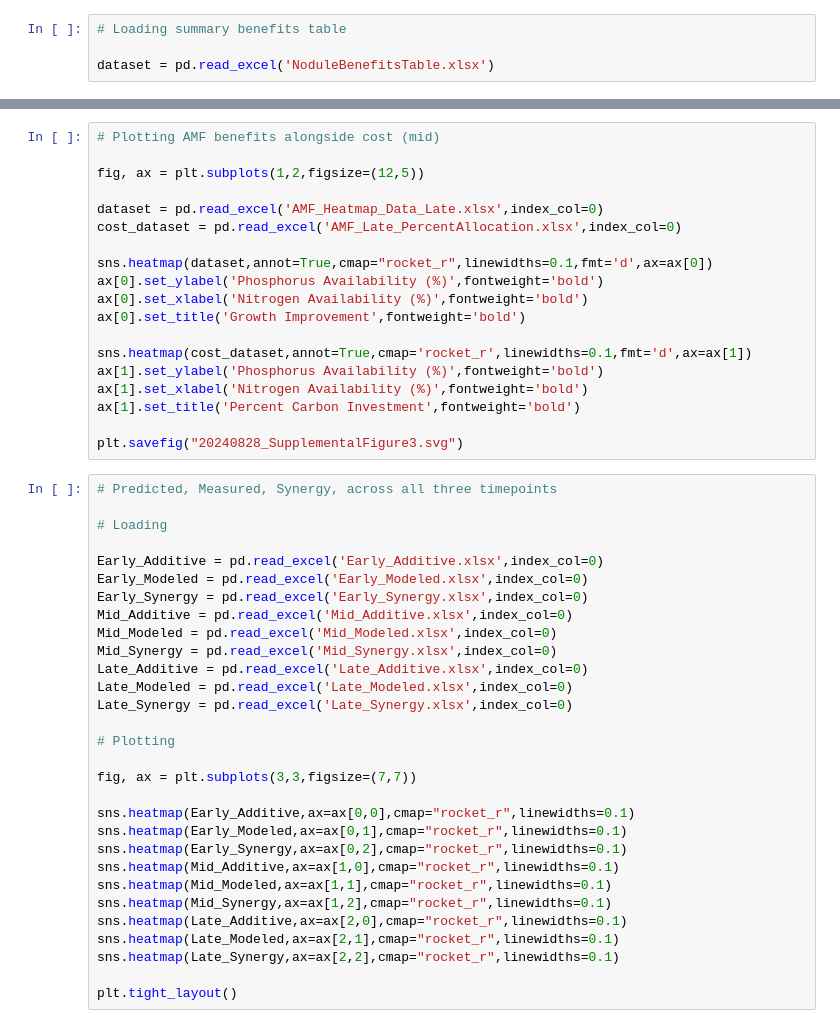
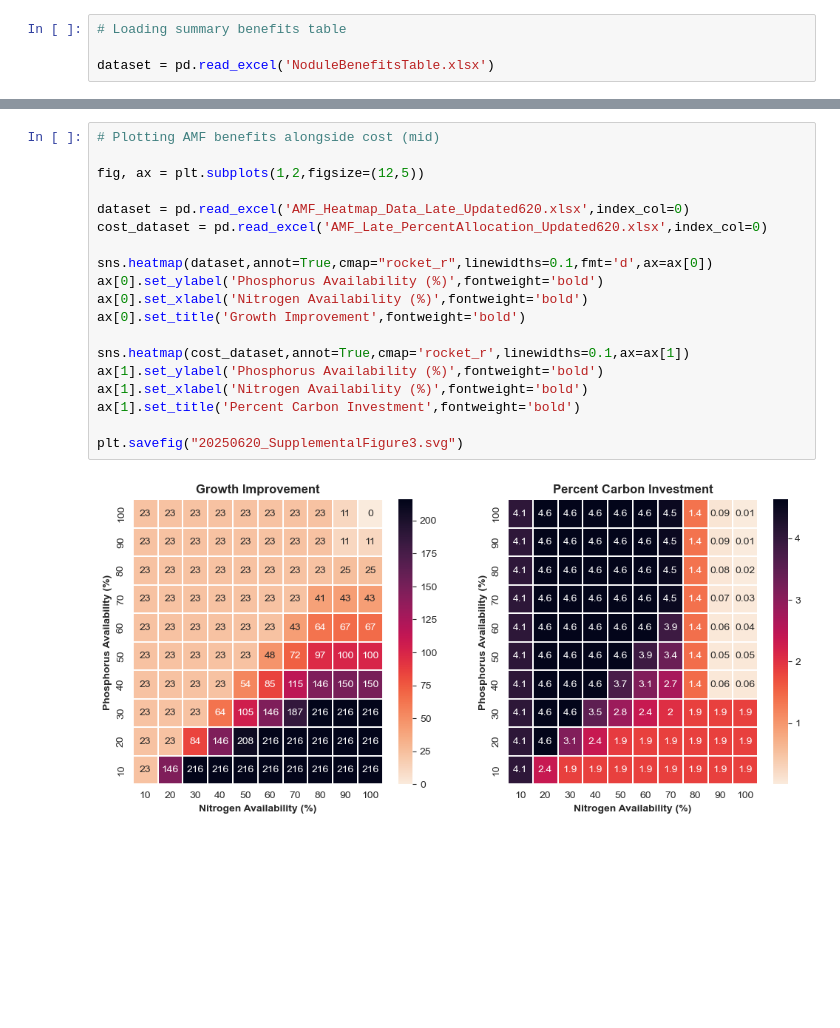
Before and after one commit to Matthews-Research-Group/Maize-Rhizobia-AMF_FBA, a Jupyter notebook: General_Results_and_Plotting/Plotting.ipynb, the cells around one changed output, grey strips where cells are left out. Drawn from its saved outputs; the diff is of its cells as text; blank space fills up the shorter version.

```diff
--- a/General_Results_and_Plotting/Plotting.ipynb
+++ b/General_Results_and_Plotting/Plotting.ipynb
@@ -95,52 +103,24 @@ plt.savefig("20240828_SupplementalFigure2.svg")
 # %%
 # Plotting AMF benefits alongside cost (mid)
 
 fig, ax = plt.subplots(1,2,figsize=(12,5))
 
-dataset = pd.read_excel('AMF_Heatmap_Data_Late.xlsx',index_col=0)
-cost_dataset = pd.read_excel('AMF_Late_PercentAllocation.xlsx',index_col=0)
+dataset = pd.read_excel('AMF_Heatmap_Data_Late_Updated620.xlsx',index_col=0)
+cost_dataset = pd.read_excel('AMF_Late_PercentAllocation_Updated620.xlsx',index_col=0)
 
 sns.heatmap(dataset,annot=True,cmap="rocket_r",linewidths=0.1,fmt='d',ax=ax[0])
 ax[0].set_ylabel('Phosphorus Availability (%)',fontweight='bold')
 ax[0].set_xlabel('Nitrogen Availability (%)',fontweight='bold')
 ax[0].set_title('Growth Improvement',fontweight='bold')
 
-sns.heatmap(cost_dataset,annot=True,cmap='rocket_r',linewidths=0.1,fmt='d',ax=ax[1])
+sns.heatmap(cost_dataset,annot=True,cmap='rocket_r',linewidths=0.1,ax=ax[1])
 ax[1].set_ylabel('Phosphorus Availability (%)',fontweight='bold')
 ax[1].set_xlabel('Nitrogen Availability (%)',fontweight='bold')
 ax[1].set_title('Percent Carbon Investment',fontweight='bold')
 
-plt.savefig("20240828_SupplementalFigure3.svg")
+plt.savefig("20250620_SupplementalFigure3.svg")
+# %% [output]
+[figure, added]
-# %%
-# Predicted, Measured, Synergy, across all three timepoints
-
-# Loading
-
-Early_Additive = pd.read_excel('Early_Additive.xlsx',index_col=0)
-Early_Modeled = pd.read_excel('Early_Modeled.xlsx',index_col=0)
-Early_Synergy = pd.read_excel('Early_Synergy.xlsx',index_col=0)
-Mid_Additive = pd.read_excel('Mid_Additive.xlsx',index_col=0)
-Mid_Modeled = pd.read_excel('Mid_Modeled.xlsx',index_col=0)
-Mid_Synergy = pd.read_excel('Mid_Synergy.xlsx',index_col=0)
-Late_Additive = pd.read_excel('Late_Additive.xlsx',index_col=0)
-Late_Modeled = pd.read_excel('Late_Modeled.xlsx',index_col=0)
-Late_Synergy = pd.read_excel('Late_Synergy.xlsx',index_col=0)
-
-# Plotting
-
-fig, ax = plt.subplots(3,3,figsize=(7,7))
-
-sns.heatmap(Early_Additive,ax=ax[0,0],cmap="rocket_r",linewidths=0.1)
-sns.heatmap(Early_Modeled,ax=ax[0,1],cmap="rocket_r",linewidths=0.1)
-sns.heatmap(Early_Synergy,ax=ax[0,2],cmap="rocket_r",linewidths=0.1)
-sns.heatmap(Mid_Additive,ax=ax[1,0],cmap="rocket_r",linewidths=0.1)
-sns.heatmap(Mid_Modeled,ax=ax[1,1],cmap="rocket_r",linewidths=0.1)
-sns.heatmap(Mid_Synergy,ax=ax[1,2],cmap="rocket_r",linewidths=0.1)
-sns.heatmap(Late_Additive,ax=ax[2,0],cmap="rocket_r",linewidths=0.1)
-sns.heatmap(Late_Modeled,ax=ax[2,1],cmap="rocket_r",linewidths=0.1)
-sns.heatmap(Late_Synergy,ax=ax[2,2],cmap="rocket_r",linewidths=0.1)
-
-plt.tight_layout()
 # %%
 # Predicted, Measured, Synergy, in eary timepoint
 
```
Also changed, not shown: parts of 7 cells of this notebook, 37 other files.
